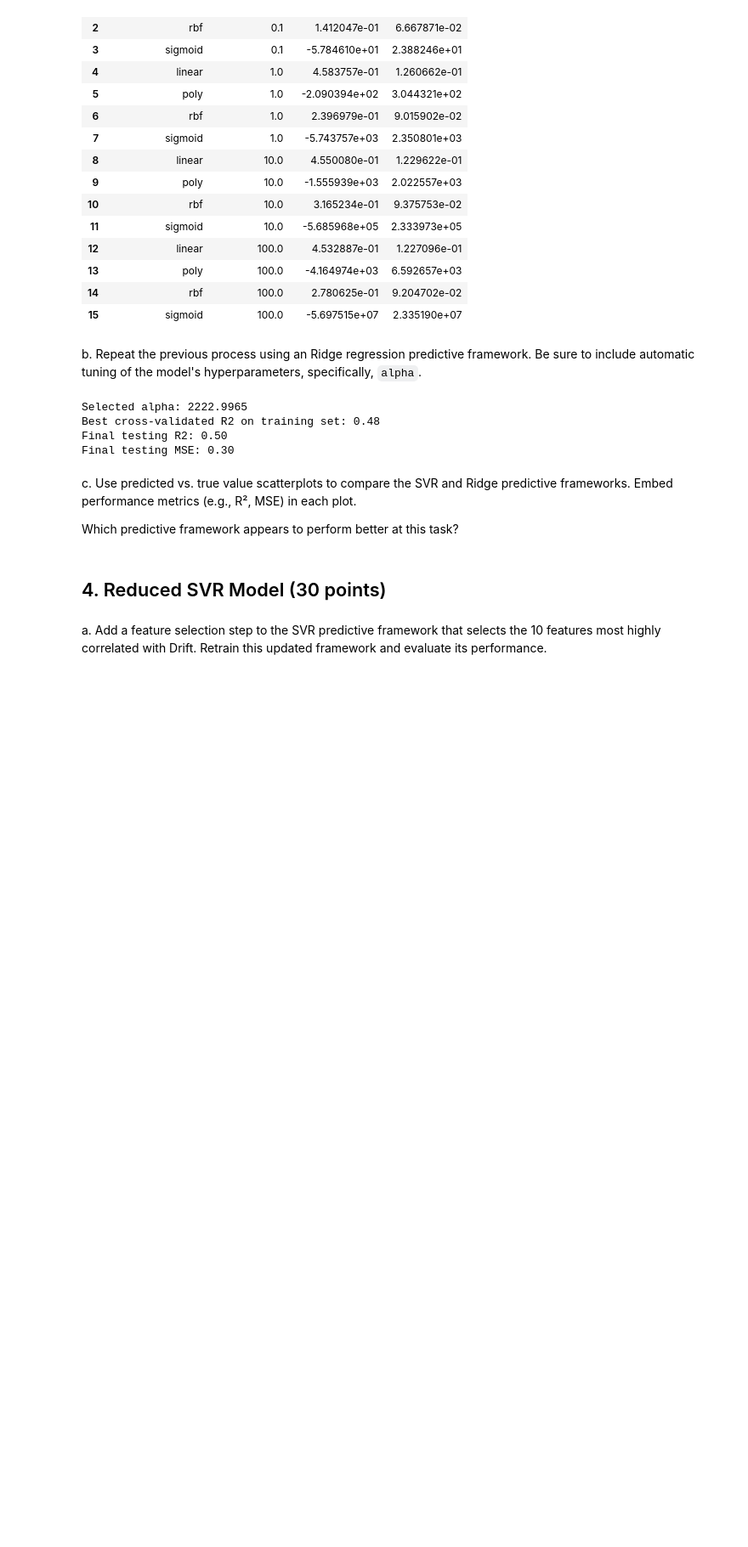
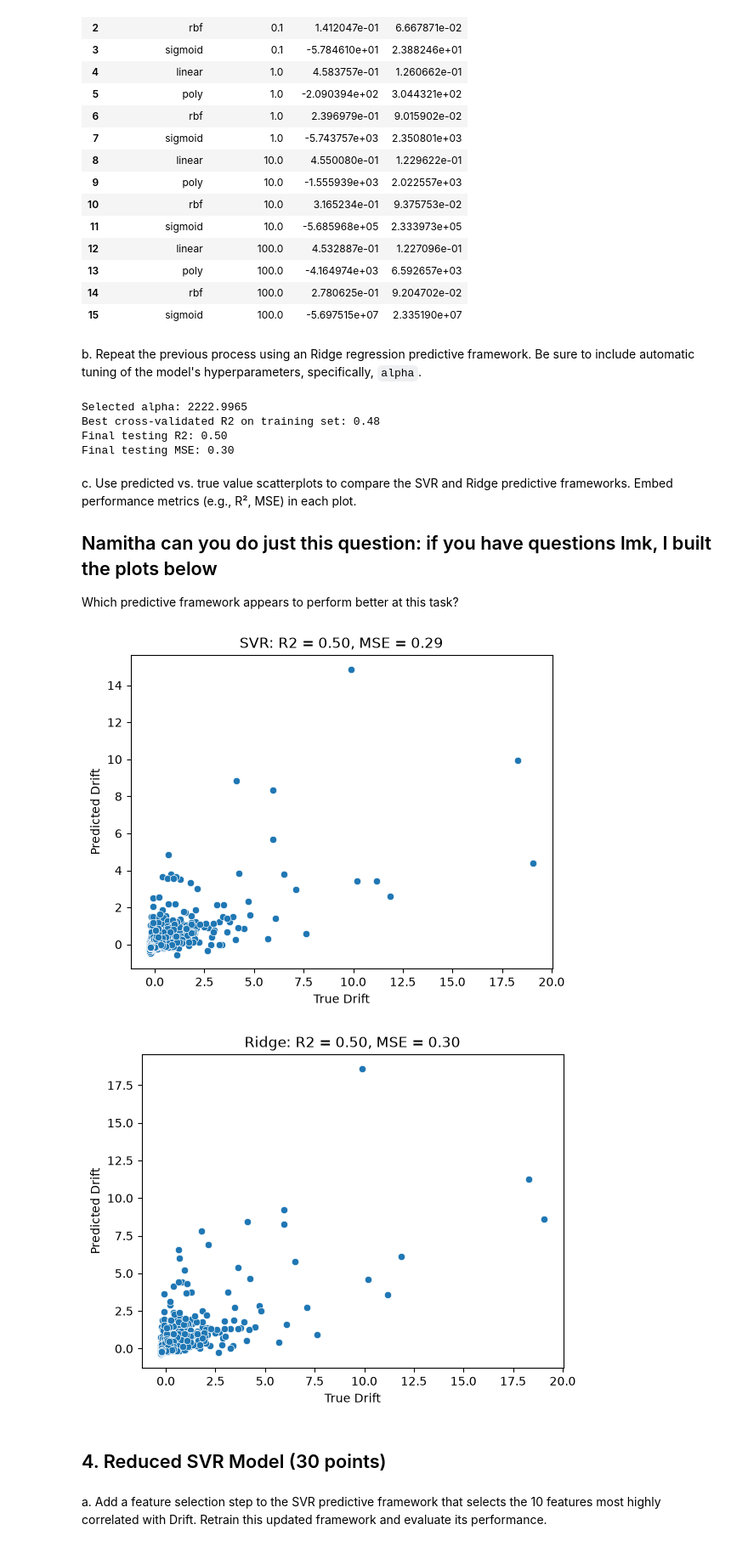
Before and after one commit to fortunecookie040/DS_4021_Labs, a Jupyter notebook: 02_Lab/02-seismic-support-vector-regression.ipynb, the cells around one changed output. Shown at 85% size. Drawn from its saved outputs; the diff is of its cells as text; code cells hidden in the pictures; blank space fills up the shorter version.

```diff
--- a/02_Lab/02-seismic-support-vector-regression.ipynb
+++ b/02_Lab/02-seismic-support-vector-regression.ipynb
@@ -252,9 +321,30 @@ Final testing MSE: 0.30
 # %% [markdown]
 c. Use predicted vs. true value scatterplots to compare the SVR and Ridge predictive frameworks. Embed performance metrics (e.g., R², MSE) in each plot.
 
+## Namitha can you do just this question: if you have questions lmk, I built the plots below
+
 Which predictive framework appears to perform better at this task?
 # %%
-# [Your code here]
+# C. Comparison
+import seaborn as sns
+import matplotlib.pyplot as plt
+
+# SVR
+sns.scatterplot(x=y_test, y=svr_preds)
+plt.xlabel("True Drift")
+plt.ylabel("Predicted Drift")
+plt.title(f"SVR: R2 = {svr_r2:.2f}, MSE = {svr_mse:.2f}")
+plt.show()
+
+# Ridge
+sns.scatterplot(x=y_test, y=ridge_preds)
+plt.xlabel("True Drift")
+plt.ylabel("Predicted Drift")
+plt.title(f"Ridge: R2 = {ridge_r2:.2f}, MSE = {ridge_mse:.2f}")
+plt.show()
+# %% [output]
+[figure, added]
+[figure, added]
 # %% [markdown]
 ## 4. Reduced SVR Model (30 points)
 # %% [markdown]
```
Also changed, not shown: parts of 7 cells of this notebook.
